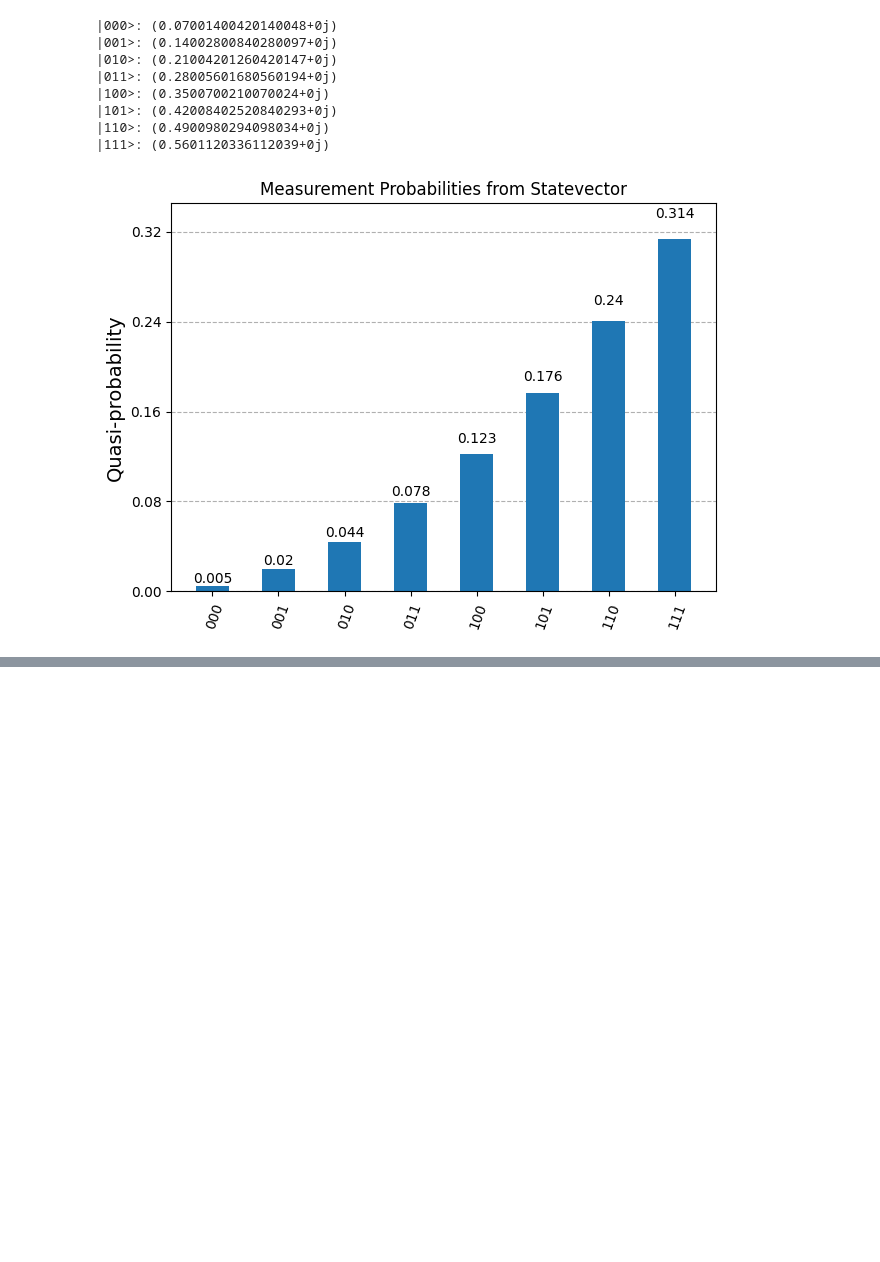
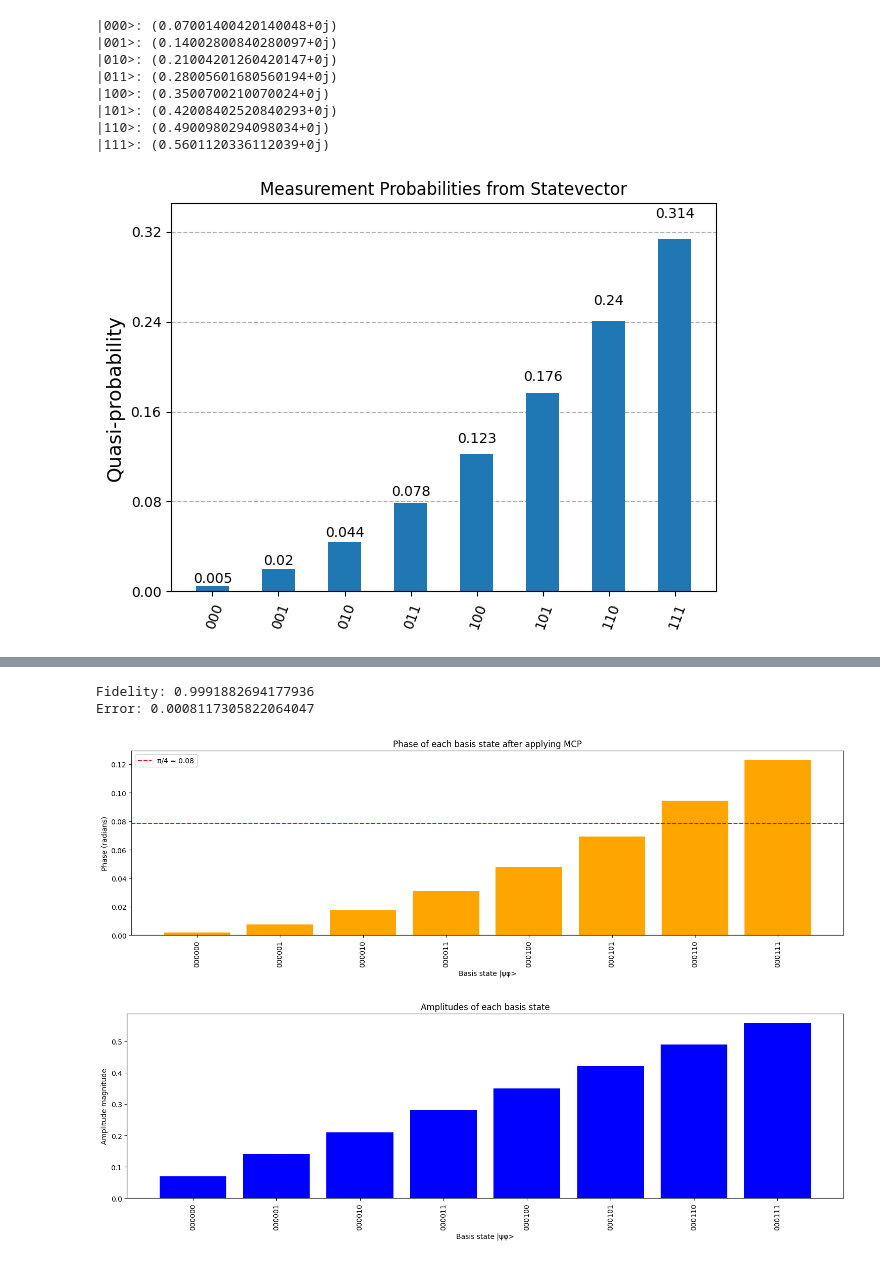
Before and after one commit to aizzen3/QCproject, a Jupyter notebook: cc.ipynb, the cells around one changed output, grey strips where cells are left out. Cells and saved outputs as stored; diff of their text form; code cells hidden in the pictures; blank space fills up the shorter version.

```diff
--- a/cc.ipynb
+++ b/cc.ipynb
@@ -94,0 +196,60 @@ plt.show()
+# %%
+import numpy as np
+from qiskit import QuantumCircuit, QuantumRegister, ClassicalRegister, transpile
+from qiskit_aer import AerSimulator
+from qiskit_mps_initializer.datatypes import QuantumState
+from qiskit.quantum_info import partial_trace, DensityMatrix, state_fidelity
+from qiskit.visualization import plot_histogram
+import matplotlib.pyplot as plt
+
+psi_vec = np.array(psi, dtype=complex) / np.linalg.norm(psi)
+phi_vec = np.array(phi, dtype=complex) / np.linalg.norm(phi)
+phase_profile = np.exp(1j * delta * np.abs(phi_vec)**2)
+ideal_vec = psi_vec * phase_profile
+ideal_rho = DensityMatrix(ideal_vec)  # density matrix of ideal ψ
+
+# ------------------------
+# Fidelity and error
+# ------------------------
+fidelity = state_fidelity(rho_psi, ideal_rho)
+error = 1 - fidelity
+
+print("Fidelity:", fidelity)
+print("Error:", error)
+# %% [output]
+Fidelity: 0.9991882694177936
+Error: 0.0008117305822064047
+# %%
+# Get amplitudes and phases
+amps = np.abs(full)
+phases = np.angle(full)
+
+# Create basis labels
+basis_labels = [format(i, f'0{n*2}b') for i in range(len(amps))]
+
+# Plot phases vs basis states
+plt.figure(figsize=(15,5))
+plt.bar(basis_labels[0:8], phases[0:8], color='orange')
+plt.axhline(delta, color='red', linestyle='--', label=f'π/4 = {delta:.2f}')
+plt.axhline(0, color='black', linewidth=0.8)
+plt.ylabel("Phase (radians)")
+plt.xlabel("Basis state |ψφ>")
+plt.xticks(rotation=90)
+plt.title("Phase of each basis state after applying MCP")
+
+plt.legend()
+plt.tight_layout()
+plt.show()
+
+# Plot amplitudes separately (optional)
+plt.figure(figsize=(15,5))
+plt.bar(basis_labels[0:8], amps[0:8], color='blue')
+plt.ylabel("Amplitude magnitude")
+plt.xlabel("Basis state |ψφ>")
+plt.title("Amplitudes of each basis state")
+plt.xticks(rotation=90)
+plt.tight_layout()
+plt.show()
+# %% [output]
+[figure, added]
+[figure, added]
```
Also changed, not shown: parts of 5 cells of this notebook, 21 other files.
